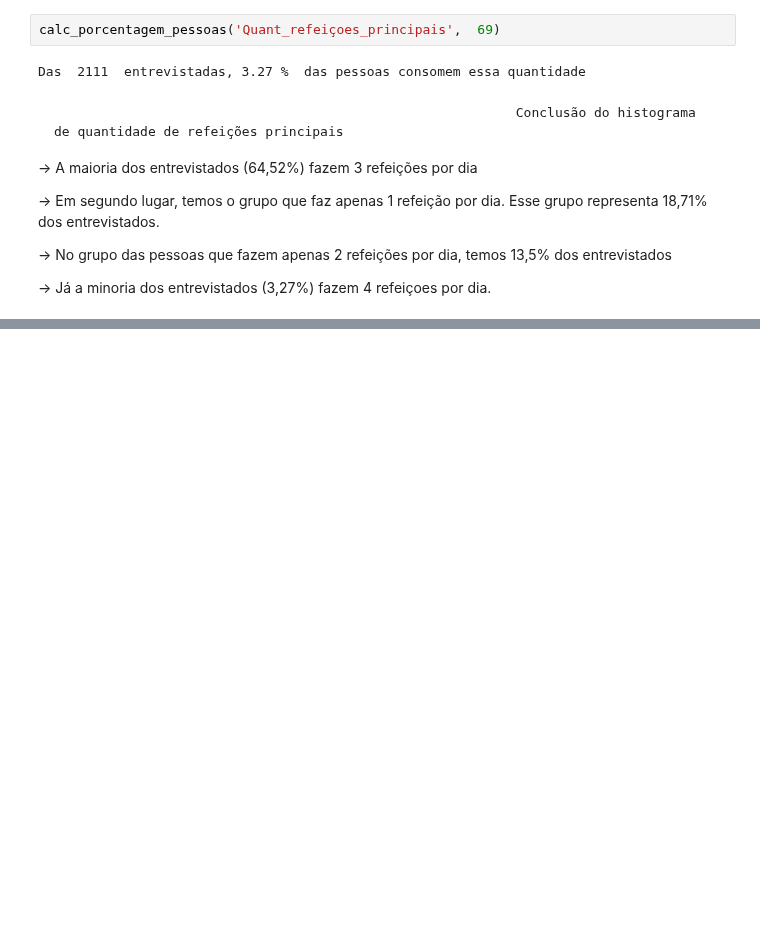
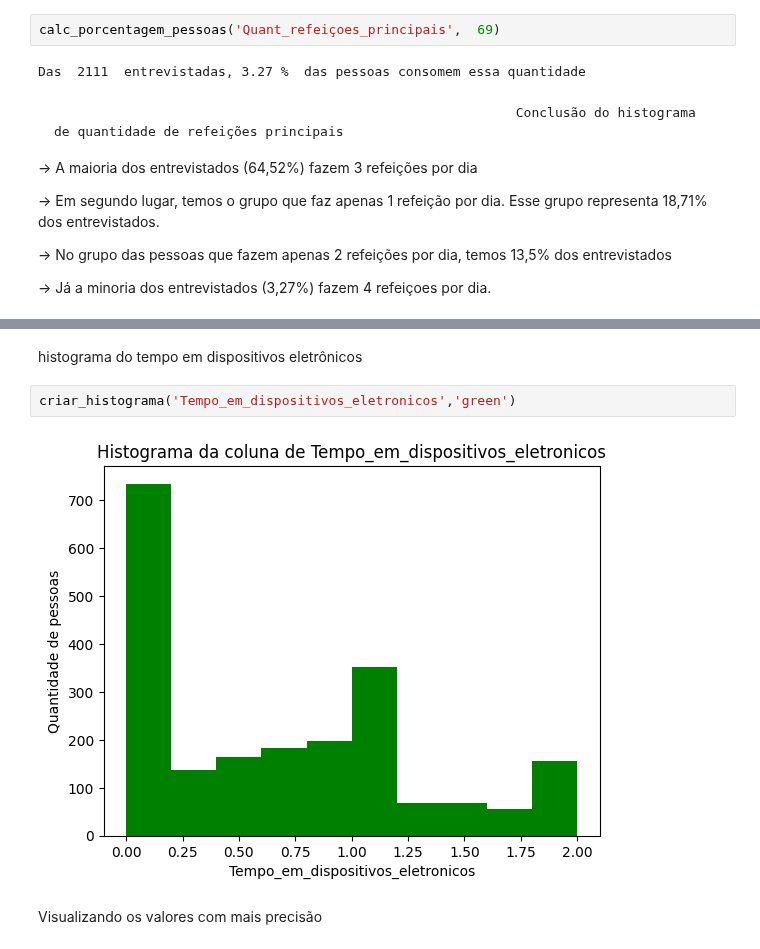
Before and after one commit to caikedomingues/Analise-de-dados-sobre-obesidade, a Jupyter notebook: Analise_Obesidade.ipynb, the cells around one changed output, grey strips where cells are left out. Drawn from its saved outputs; the diff is of its cells as text; blank space fills up the shorter version.

```diff
--- a/Analise_Obesidade.ipynb
+++ b/Analise_Obesidade.ipynb
@@ -846,0 +956,8 @@ Esse grupo representa 18,71% dos entrevistados.
+# %% [markdown]
+histograma do tempo em dispositivos eletrônicos
+# %%
+criar_histograma('Tempo_em_dispositivos_eletronicos','green')
+# %% [output]
+[figure, added]
+# %% [markdown]
+Visualizando os valores com mais precisão
```
Also changed, not shown: parts of 20 cells of this notebook.
